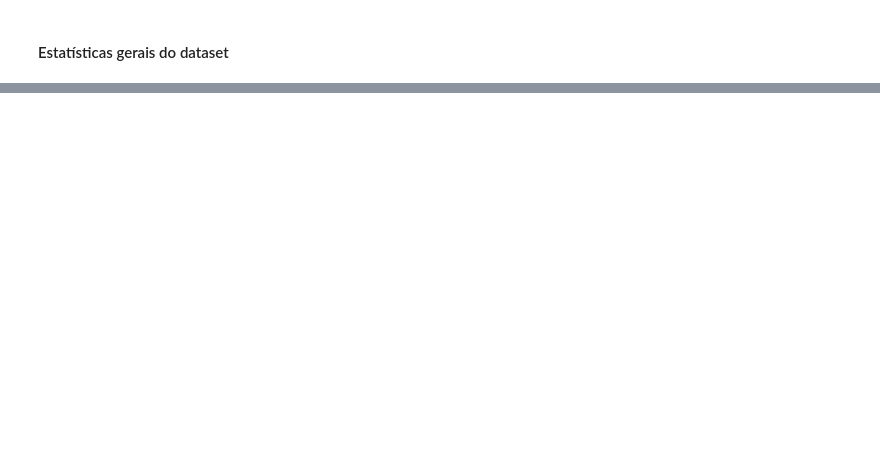
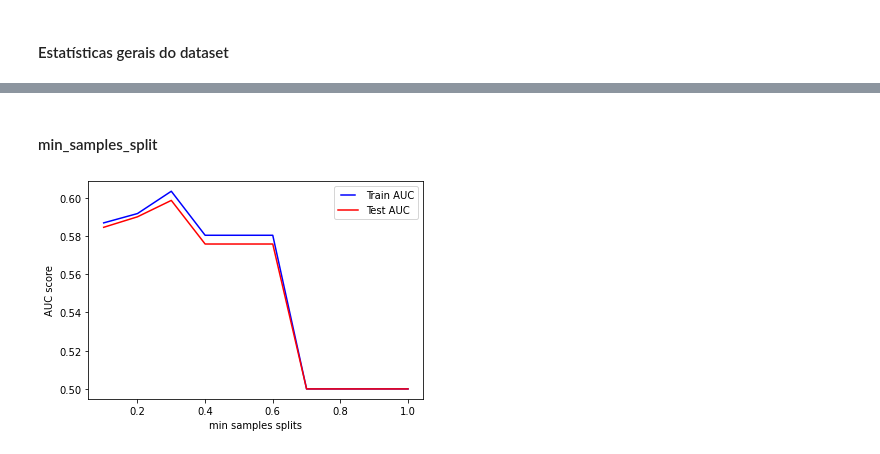
Before and after one commit to MNicaretta/KickstarterProjects, a Jupyter notebook: Kickstarter_projects.ipynb, the cells around one changed output, grey strips where cells are left out. Saved outputs shown, nothing was run; the diff lists cells and outputs as text; code cells hidden in the pictures; blank space fills up the shorter version.

```diff
--- a/Kickstarter_projects.ipynb
+++ b/Kickstarter_projects.ipynb
@@ -301,0 +406,13 @@ std     1.015917e+05       0.490674  12 days 17:21:40.477026421       0.972602
+# %% [markdown]
+#### min_samples_split
+# %%
+min_samples_splits = np.linspace(0.1, 1.0, 10, endpoint=True)
+train_results = []
+test_results = []
+
+for min_samples_split in min_samples_splits:
+   test_parameter(tree.DecisionTreeClassifier(max_depth=15, min_samples_split=min_samples_split), train_results, test_results)
+
+plot_test_results('min samples splits', min_samples_splits, train_results, test_results)
+# %% [output]
+[figure, added]
```
Also changed, not shown: parts of 25 cells of this notebook.
